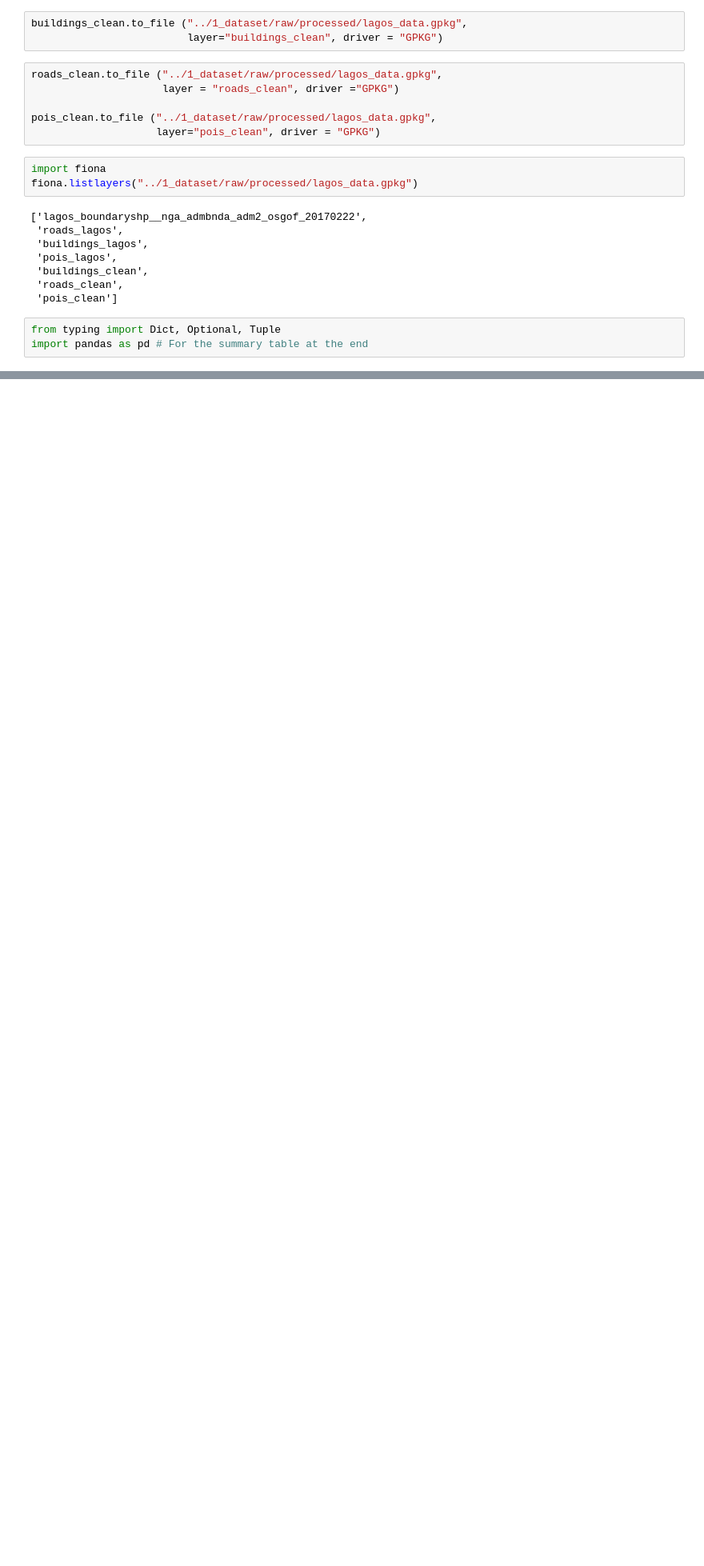
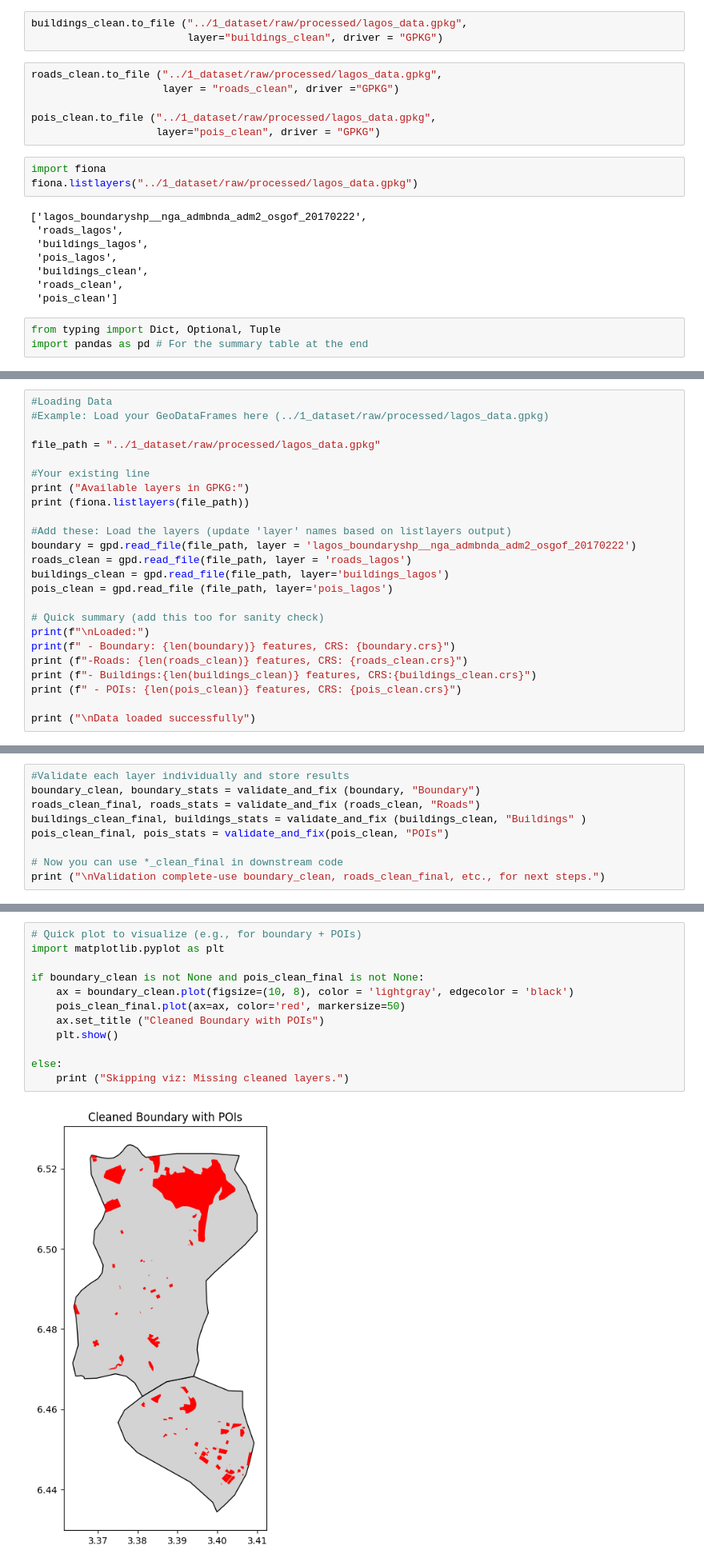
Before and after one commit to Ridwanayinde/Data-Driven-Last-Mile-Logistics-Optimization-for-Small-Businesses-in-Emerging-Markets, a Jupyter notebook: 2_data_preparation/clean_data.ipynb, the cells around one changed output, grey strips where cells are left out. Shown: that part at 80% size. Cells and saved outputs as stored; diff of their text form; blank space fills up the shorter version.

Commit message:
Validating each layer

```diff
--- a/2_data_preparation/clean_data.ipynb
+++ b/2_data_preparation/clean_data.ipynb
@@ -307,0 +334,24 @@ def validate_and_fix (gdf: Optional [gpd.GeoDataFrame], name: str ='layer') \
+# %%
+#Loading Data
+#Example: Load your GeoDataFrames here (../1_dataset/raw/processed/lagos_data.gpkg)
+
+file_path = "../1_dataset/raw/processed/lagos_data.gpkg"
+
+#Your existing line
+print ("Available layers in GPKG:")
+print (fiona.listlayers(file_path))
+
+#Add these: Load the layers (update 'layer' names based on listlayers output)
+boundary = gpd.read_file(file_path, layer = 'lagos_boundaryshp__nga_admbnda_adm2_osgof_20170222')
+roads_clean = gpd.read_file(file_path, layer = 'roads_lagos')
+buildings_clean = gpd.read_file(file_path, layer='buildings_lagos')
+pois_clean = gpd.read_file (file_path, layer='pois_lagos')
+
+# Quick summary (add this too for sanity check)
+print(f"\nLoaded:")
+print(f" - Boundary: {len(boundary)} features, CRS: {boundary.crs}")
+print (f"-Roads: {len(roads_clean)} features, CRS: {roads_clean.crs}")
+print (f"- Buildings:{len(buildings_clean)} features, CRS:{buildings_clean.crs}")
+print (f" - POIs: {len(pois_clean)} features, CRS: {pois_clean.crs}")
+
+print ("\nData loaded successfully")
@@ -307,0 +369,9 @@ def validate_and_fix (gdf: Optional [gpd.GeoDataFrame], name: str ='layer') \
+# %%
+#Validate each layer individually and store results
+boundary_clean, boundary_stats = validate_and_fix (boundary, "Boundary")
+roads_clean_final, roads_stats = validate_and_fix (roads_clean, "Roads")
+buildings_clean_final, buildings_stats = validate_and_fix (buildings_clean, "Buildings" )
+pois_clean_final, pois_stats = validate_and_fix(pois_clean, "POIs")
+
+# Now you can use *_clean_final in downstream code
+print ("\nValidation complete-use boundary_clean, roads_clean_final, etc., for next steps.")
@@ -307,0 +435,14 @@ def validate_and_fix (gdf: Optional [gpd.GeoDataFrame], name: str ='layer') \
+# %%
+# Quick plot to visualize (e.g., for boundary + POIs)
+import matplotlib.pyplot as plt
+
+if boundary_clean is not None and pois_clean_final is not None:
+    ax = boundary_clean.plot(figsize=(10, 8), color = 'lightgray', edgecolor = 'black')
+    pois_clean_final.plot(ax=ax, color='red', markersize=50)
+    ax.set_title ("Cleaned Boundary with POIs")
+    plt.show()
+
+else:
+    print ("Skipping viz: Missing cleaned layers.")
+# %% [output]
+[figure, added]
```
Also changed, not shown: parts of 4 cells of this notebook, 1 other file.
